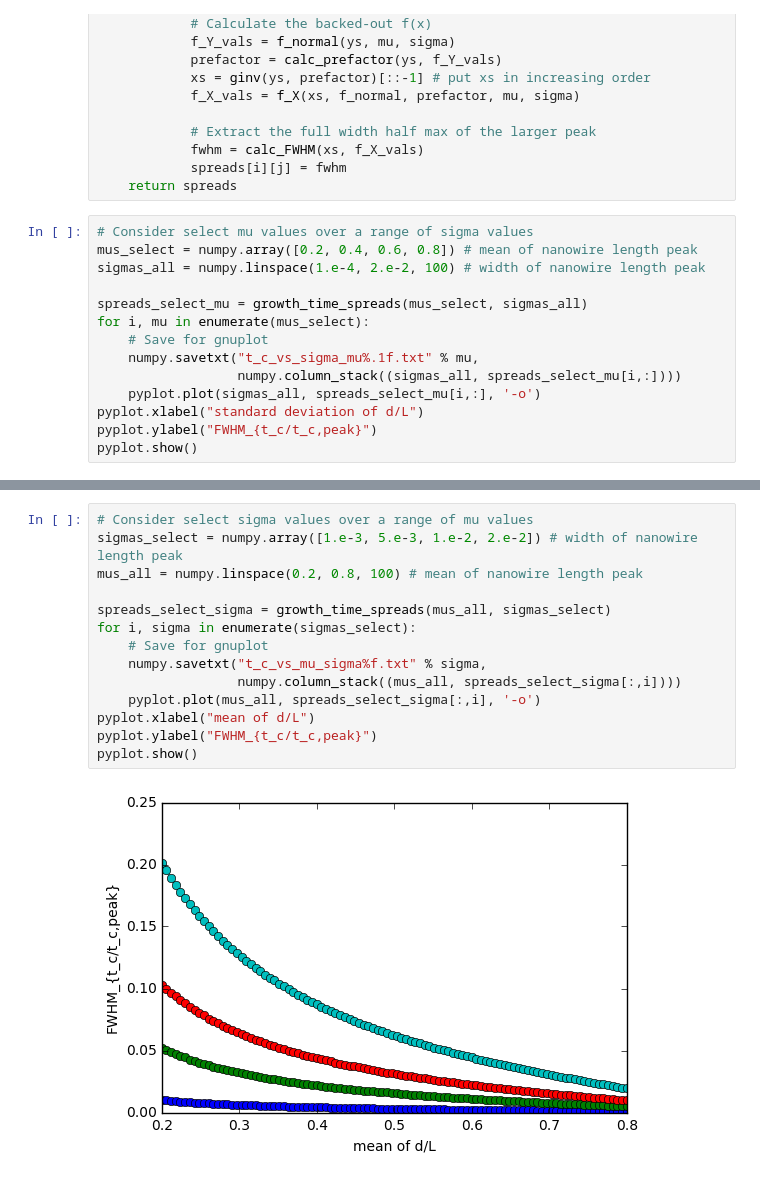
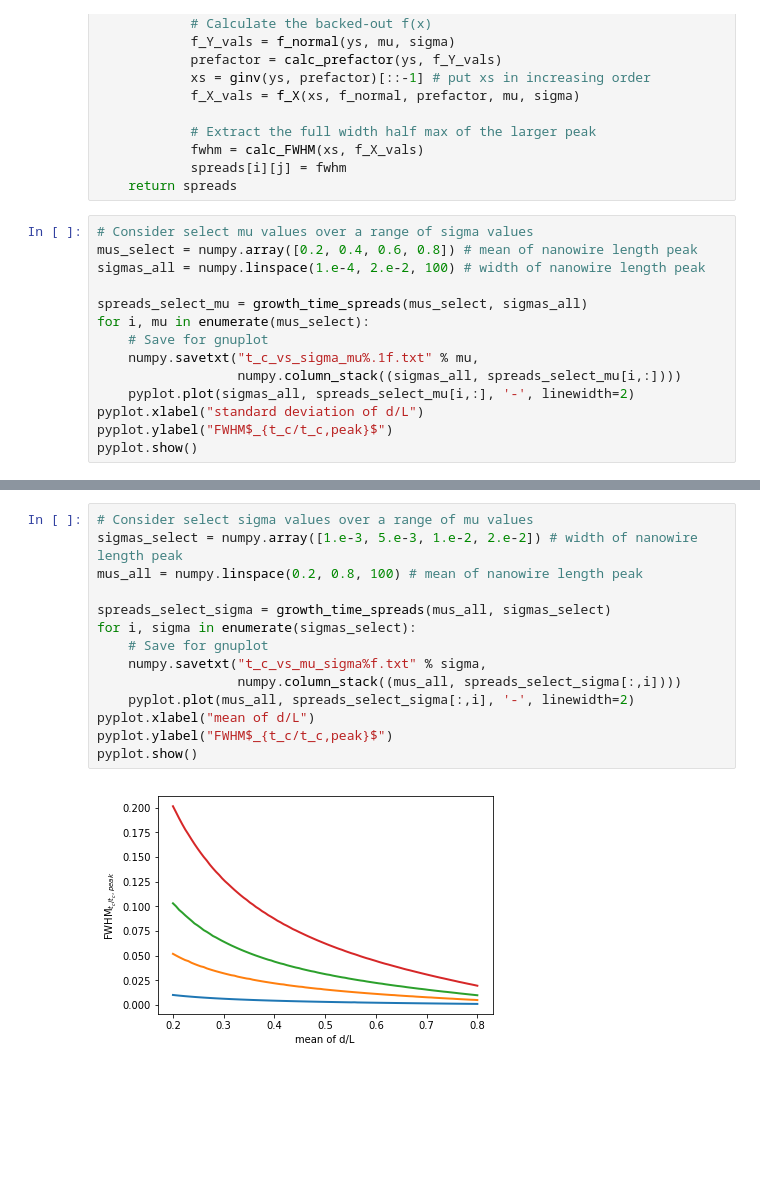
Before and after one commit to altafang/nanowire-analysis, a Jupyter notebook: calc_growth_time_distr.ipynb, the cells around one changed output, grey strips where cells are left out. Saved outputs shown, nothing was run; the diff lists cells and outputs as text; blank space fills up the shorter version.

Commit message:
Changing to python3 and making plots prettier

```diff
--- a/calc_growth_time_distr.ipynb
+++ b/calc_growth_time_distr.ipynb
@@ -123,8 +123,8 @@ for i, mu in enumerate(mus_select):
     # Save for gnuplot
     numpy.savetxt("t_c_vs_sigma_mu%.1f.txt" % mu,
                   numpy.column_stack((sigmas_all, spreads_select_mu[i,:])))
-    pyplot.plot(sigmas_all, spreads_select_mu[i,:], '-o')
+    pyplot.plot(sigmas_all, spreads_select_mu[i,:], '-', linewidth=2)
 pyplot.xlabel("standard deviation of d/L")
-pyplot.ylabel("FWHM_{t_c/t_c,peak}")
+pyplot.ylabel("FWHM$_{t_c/t_c,peak}$")
 pyplot.show()
 # %% [output]
@@ -132,16 +132,16 @@ pyplot.show()
 # %%
 # Consider select sigma values over a range of mu values
 sigmas_select = numpy.array([1.e-3, 5.e-3, 1.e-2, 2.e-2]) # width of nanowire length peak
 mus_all = numpy.linspace(0.2, 0.8, 100) # mean of nanowire length peak
 
 spreads_select_sigma = growth_time_spreads(mus_all, sigmas_select)
 for i, sigma in enumerate(sigmas_select):
     # Save for gnuplot
     numpy.savetxt("t_c_vs_mu_sigma%f.txt" % sigma,
                   numpy.column_stack((mus_all, spreads_select_sigma[:,i])))
-    pyplot.plot(mus_all, spreads_select_sigma[:,i], '-o')
+    pyplot.plot(mus_all, spreads_select_sigma[:,i], '-', linewidth=2)
 pyplot.xlabel("mean of d/L")
-pyplot.ylabel("FWHM_{t_c/t_c,peak}")
+pyplot.ylabel("FWHM$_{t_c/t_c,peak}$")
 pyplot.show()
 # %% [output]
-[figure, old version]
+[figure, new version]
```
Also changed, not shown: parts of 4 cells of this notebook, 1 other file.
